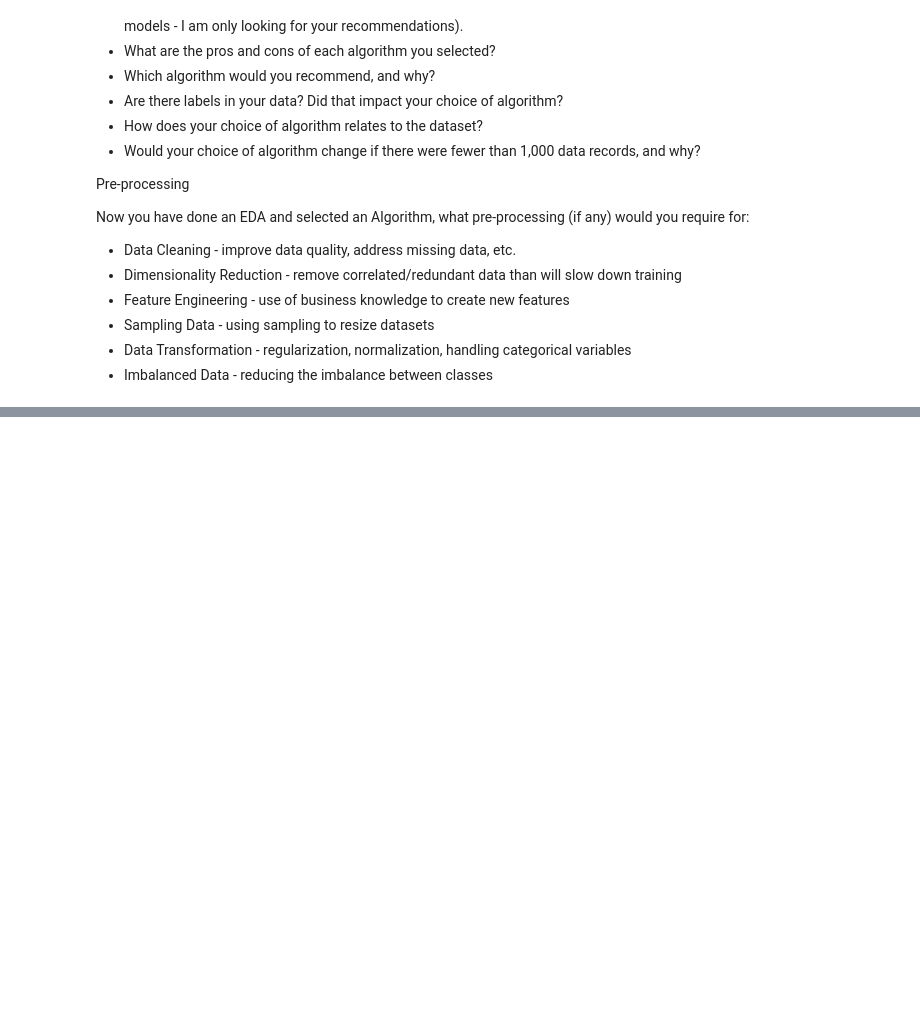
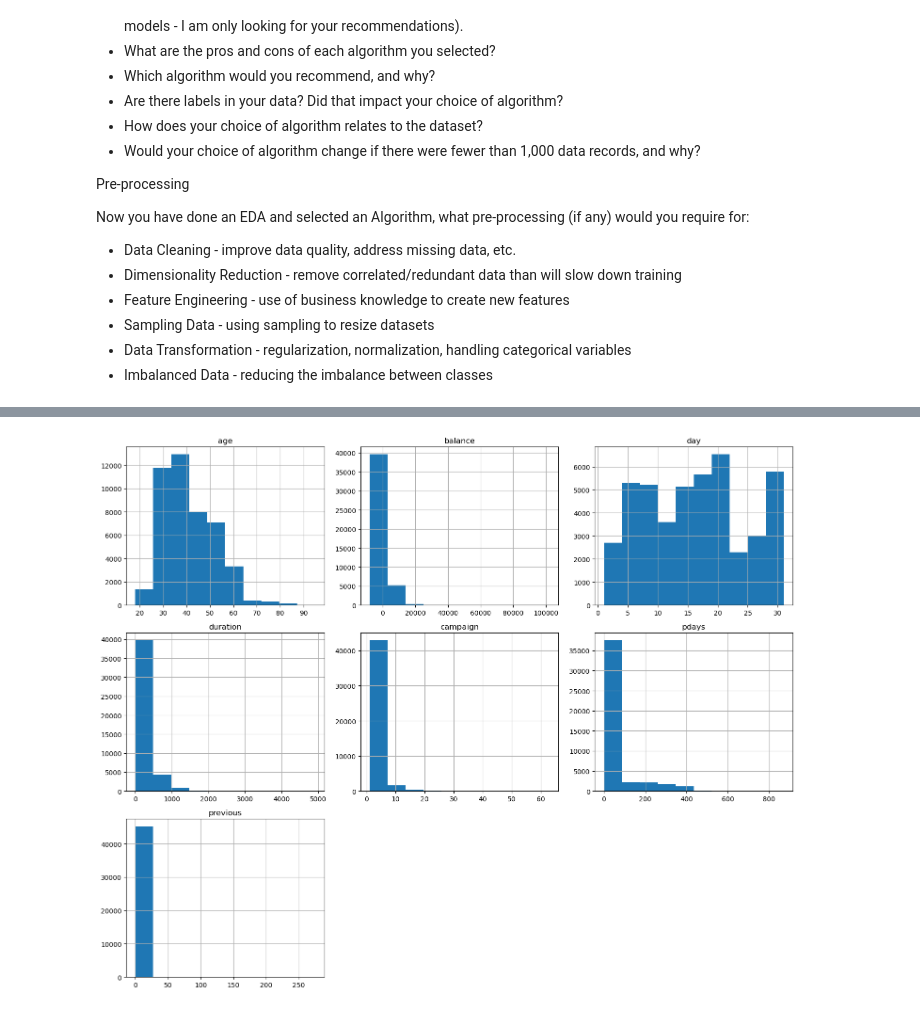
Before and after one commit to eddiexunyc/ml_big_data_work, a Jupyter notebook: Assignment 1/data622_assignment_1.ipynb, the cells around one changed output, grey strips where cells are left out. Saved outputs shown, nothing was run; the diff lists cells and outputs as text; code cells hidden in the pictures; blank space fills up the shorter version.

```diff
--- a/Assignment 1/data622_assignment_1.ipynb
+++ b/Assignment 1/data622_assignment_1.ipynb
@@ -53,0 +137,7 @@ from pandas_profiling import ProfileReport
+# %%
+# histogram on data distribution
+bank_full.hist(figsize=(15, 12))
+plt.tight_layout()
+plt.show()
+# %% [output]
+[figure, added]
```
Also changed, not shown: parts of 13 cells of this notebook.
